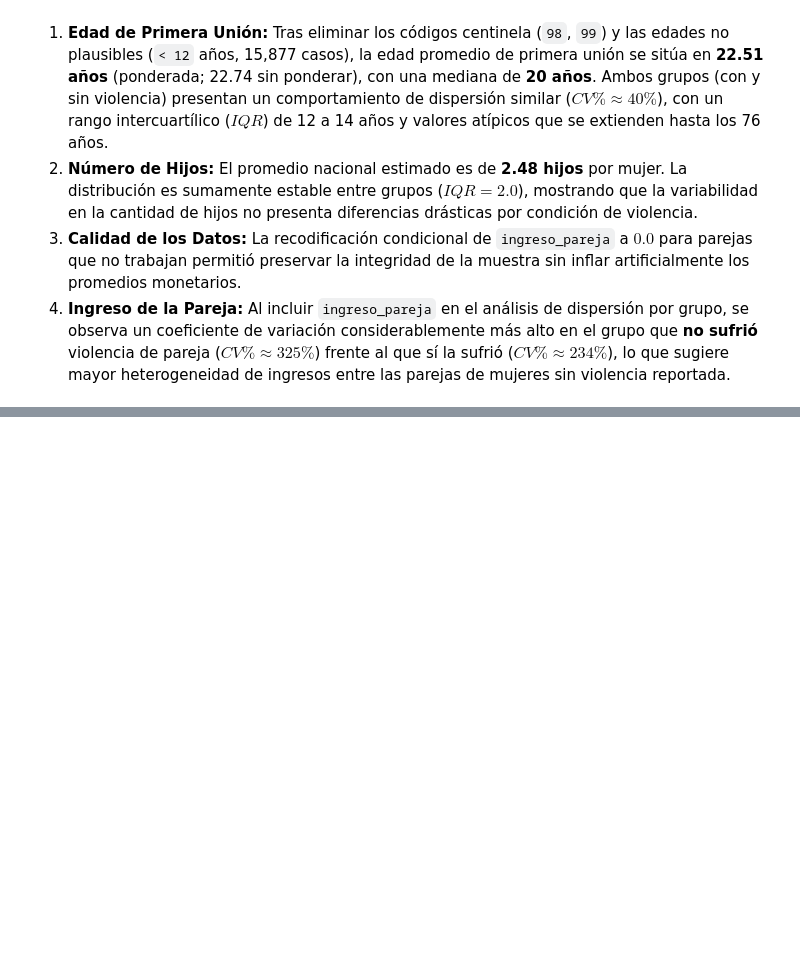
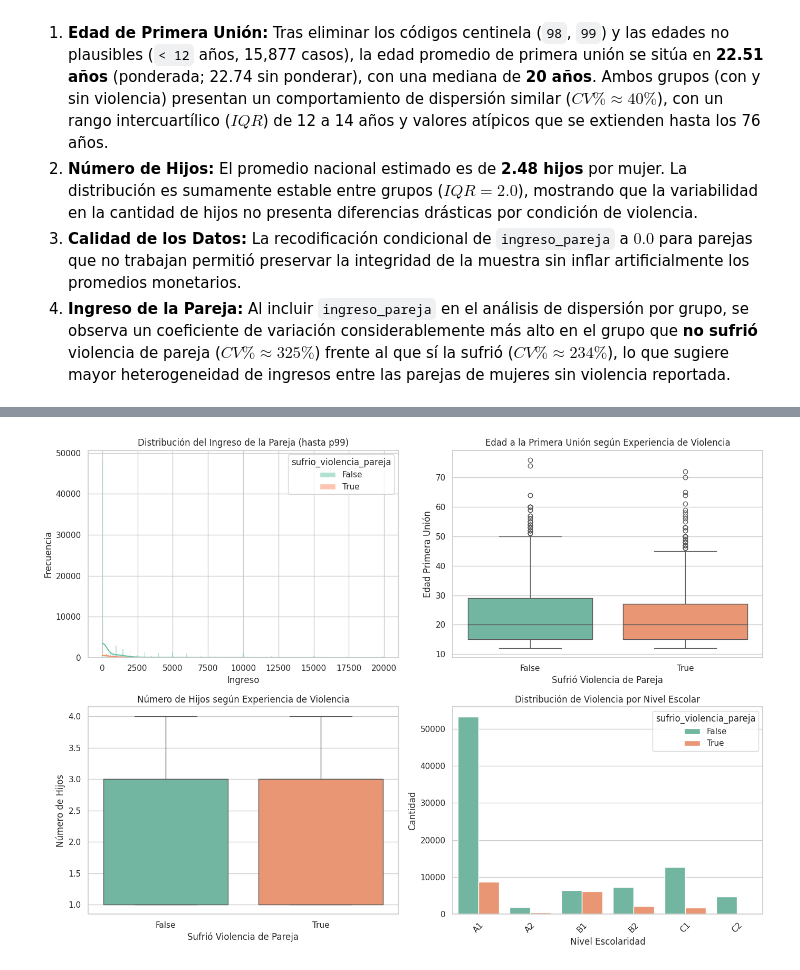
Before and after one commit to ErickLuisJuarez/Practica_Endireh_Almacenes_Datos, a Jupyter notebook: notebooks/endireh_practica3.ipynb, the cells around one changed output, grey strips where cells are left out. Drawn from its saved outputs; the diff is of its cells as text; code cells hidden in the pictures; blank space fills up the shorter version.

```diff
--- a/notebooks/endireh_practica3.ipynb
+++ b/notebooks/endireh_practica3.ipynb
@@ -332,0 +341,99 @@ plt.show()
+# %%
+import matplotlib.pyplot as plt
+import seaborn as sns
+import polars as pl
+
+#Configuración de estilo
+sns.set_theme(style="whitegrid")
+fig, axes = plt.subplots(2, 2, figsize=(14, 10))
+
+#Convertimos a pandas para graficar
+df_pdf = df_procesado.select(["ingreso_pareja", "sufrio_violencia_pareja", "edad_primer_union", "num_hijos"]).to_pandas()
+
+#Histograma de Distribución de Ingreso de la Pareja
+limite_ingreso = df_pdf["ingreso_pareja"].quantile(0.99)
+sns.histplot(
+    data=df_pdf[df_pdf["ingreso_pareja"] <= limite_ingreso],
+    x="ingreso_pareja",
+    hue="sufrio_violencia_pareja",
+    kde=True,
+    ax=axes[0, 0],
+    palette="Set2"
+)
+axes[0, 0].set_title("Distribución del Ingreso de la Pareja (hasta p99)")
+axes[0, 0].set_xlabel("Ingreso")
+axes[0, 0].set_ylabel("Frecuencia")
+
+#Boxplot con la edad de Primera Unión vs Violencia
+sns.boxplot(
+    data=df_pdf,
+    x="sufrio_violencia_pareja",
+    y="edad_primer_union",
+    hue="sufrio_violencia_pareja",
+    legend=False,
+    ax=axes[0, 1],
+    palette="Set2"
+)
+axes[0, 1].set_title("Edad a la Primera Unión según Experiencia de Violencia")
+axes[0, 1].set_xlabel("Sufrió Violencia de Pareja")
+axes[0, 1].set_ylabel("Edad Primera Unión")
+
+#Boxplot con Número de Hijos vs Violencia
+sns.boxplot(
+    data=df_pdf,
+    x="sufrio_violencia_pareja",
+    y="num_hijos",
+    hue="sufrio_violencia_pareja",
+    legend=False,
+    ax=axes[1, 0],
+    palette="Set2"
+)
+axes[1, 0].set_title("Número de Hijos según Experiencia de Violencia")
+axes[1, 0].set_xlabel("Sufrió Violencia de Pareja")
+axes[1, 0].set_ylabel("Número de Hijos")
+
+#Gráfico de Barras con violencia por Nivel Educativo
+df_edu = df_procesado.group_by(["nivel_escolaridad", "sufrio_violencia_pareja"]).len().to_pandas()
+sns.barplot(
+    data=df_edu,
+    x="nivel_escolaridad",
+    y="len",
+    hue="sufrio_violencia_pareja",
+    ax=axes[1, 1],
+    palette="Set2"
+)
+axes[1, 1].set_title("Distribución de Violencia por Nivel Escolar")
+axes[1, 1].set_xlabel("Nivel Escolaridad")
+axes[1, 1].set_ylabel("Cantidad")
+axes[1, 1].tick_params(axis='x', rotation=45)
+
+plt.tight_layout()
+
+#Guardamos panel visual directamente en data-processed
+ruta_salida_graficos = RUTA_DATA_PROCESSED / "eda_visualizaciones.png"
+plt.savefig(ruta_salida_graficos, dpi=300, bbox_inches="tight")
+plt.show()
+
+#Matriz de Correlación de Pearson
+num_cols = ["edad_primer_union", "num_hijos", "ingreso_pareja", "sufrio_violencia_pareja"]
+
+#Se eliminan nulos en el cálculo para evitar la matriz en blanco
+corr_matrix = df_procesado.select([
+    pl.col(col).cast(pl.Float64) for col in num_cols
+]).drop_nulls().corr()
+
+corr_df = corr_matrix.to_pandas()
+corr_df.columns = num_cols
+corr_df.index = num_cols
+
+plt.figure(figsize=(8, 6))
+sns.heatmap(corr_df, annot=True, cmap="coolwarm", vmin=-1, vmax=1, fmt=".2f", linewidths=0.5)
+plt.title("Matriz de Correlación de Pearson")
+
+#Guardamos matriz de correlación en data-processed
+plt.savefig(RUTA_DATA_PROCESSED / "matriz_correlacion.png", dpi=300, bbox_inches="tight")
+plt.show()
+
+print(f"✅ Gráficos guardados exitosamente en: {RUTA_DATA_PROCESSED}")
+# %% [output]
+[figure, added]
```
Also changed, not shown: parts of 2 cells of this notebook, 5 other files.
